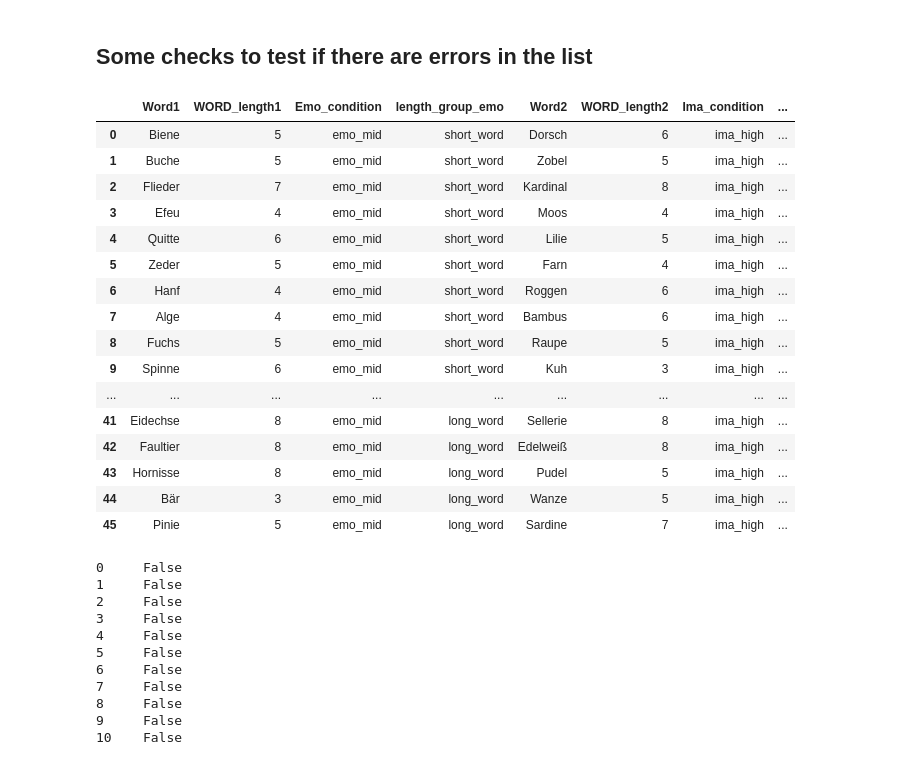
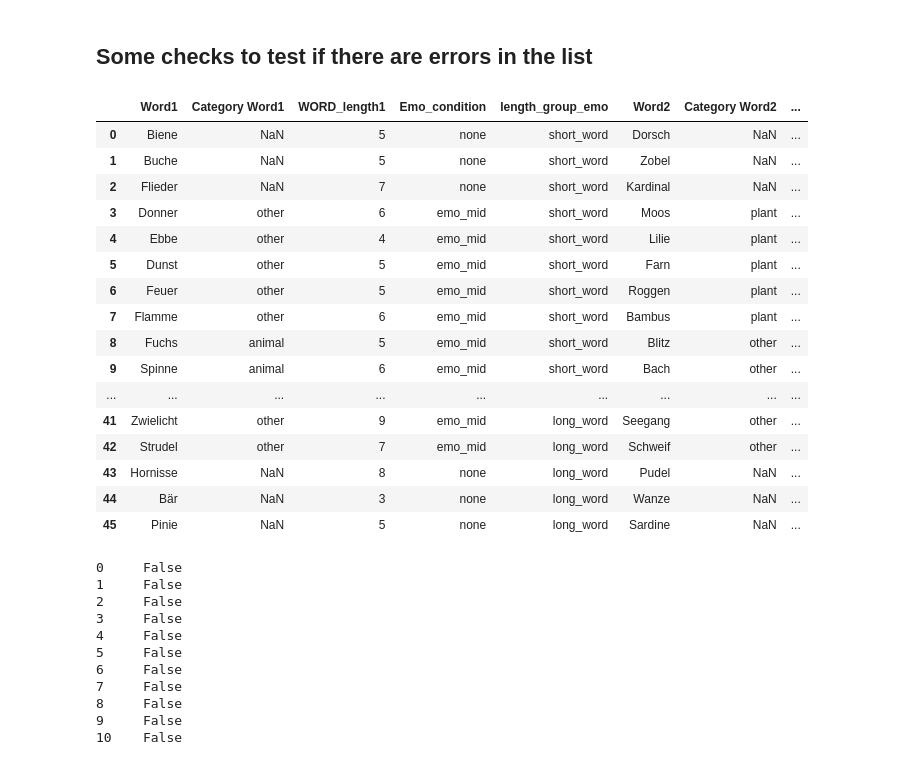
Before and after one commit to AlfredSwitchog/NeuroLab_3.10, a Jupyter notebook: PsychoPy/generate_word_pair_list.ipynb, the cells around one changed output. Cells and saved outputs as stored; diff of their text form; code cells hidden in the pictures.

Commit message:
Final changes to the nature list.

```diff
--- a/PsychoPy/generate_word_pair_list.ipynb
+++ b/PsychoPy/generate_word_pair_list.ipynb
@@ -515,26 +599,26 @@ non_nature_words_final = non_nature_words_final.sample(frac=1).reset_index(drop=
 # %% [markdown]
 ## Some checks to test if there are errors in the list
 # %%
-nautre_words_final = pd.read_excel("/Users/Richard/PycharmProjects/NeuroLab_3.10/PsychoPy/lists/nature/new_nature_words_final.xlsx")
-
-nautre_words_final
+path0 = "/Users/Richard/PycharmProjects/NeuroLab_3.10/PsychoPy/lists/nature/new_nature_words_final.xlsx"
+nature_final = pd.read_excel(path0, sheet_name="Sheet1")
+nature_final
 # %% [output]
-|  | Word1 | WORD_length1 | Emo_condition | length_group_emo | Word2 | WORD_length2 | Ima_condition | ... |
-| 0 | Biene | 5 | emo_mid | short_word | Dorsch | 6 | ima_high | ... |
-| 1 | Buche | 5 | emo_mid | short_word | Zobel | 5 | ima_high | ... |
-| 2 | Flieder | 7 | emo_mid | short_word | Kardinal | 8 | ima_high | ... |
-| 3 | Efeu | 4 | emo_mid | short_word | Moos | 4 | ima_high | ... |
-| 4 | Quitte | 6 | emo_mid | short_word | Lilie | 5 | ima_high | ... |
-| 5 | Zeder | 5 | emo_mid | short_word | Farn | 4 | ima_high | ... |
-| 6 | Hanf | 4 | emo_mid | short_word | Roggen | 6 | ima_high | ... |
-| 7 | Alge | 4 | emo_mid | short_word | Bambus | 6 | ima_high | ... |
-| 8 | Fuchs | 5 | emo_mid | short_word | Raupe | 5 | ima_high | ... |
-| 9 | Spinne | 6 | emo_mid | short_word | Kuh | 3 | ima_high | ... |
+|  | Word1 | Category Word1 | WORD_length1 | Emo_condition | length_group_emo | Word2 | Category Word2 | ... |
+| 0 | Biene | NaN | 5 | none | short_word | Dorsch | NaN | ... |
+| 1 | Buche | NaN | 5 | none | short_word | Zobel | NaN | ... |
+| 2 | Flieder | NaN | 7 | none | short_word | Kardinal | NaN | ... |
+| 3 | Donner | other | 6 | emo_mid | short_word | Moos | plant | ... |
+| 4 | Ebbe | other | 4 | emo_mid | short_word | Lilie | plant | ... |
+| 5 | Dunst | other | 5 | emo_mid | short_word | Farn | plant | ... |
+| 6 | Feuer | other | 5 | emo_mid | short_word | Roggen | plant | ... |
+| 7 | Flamme | other | 6 | emo_mid | short_word | Bambus | plant | ... |
+| 8 | Fuchs | animal | 5 | emo_mid | short_word | Blitz | other | ... |
+| 9 | Spinne | animal | 6 | emo_mid | short_word | Bach | other | ... |
 | ... | ... | ... | ... | ... | ... | ... | ... | ... |
-| 41 | Eidechse | 8 | emo_mid | long_word | Sellerie | 8 | ima_high | ... |
-| 42 | Faultier | 8 | emo_mid | long_word | Edelweiß | 8 | ima_high | ... |
-| 43 | Hornisse | 8 | emo_mid | long_word | Pudel | 5 | ima_high | ... |
-| 44 | Bär | 3 | emo_mid | long_word | Wanze | 5 | ima_high | ... |
-| 45 | Pinie | 5 | emo_mid | long_word | Sardine | 7 | ima_high | ... |
+| 41 | Zwielicht | other | 9 | emo_mid | long_word | Seegang | other | ... |
+| 42 | Strudel | other | 7 | emo_mid | long_word | Schweif | other | ... |
+| 43 | Hornisse | NaN | 8 | none | long_word | Pudel | NaN | ... |
+| 44 | Bär | NaN | 3 | none | long_word | Wanze | NaN | ... |
+| 45 | Pinie | NaN | 5 | none | long_word | Sardine | NaN | ... |
 # %%
 #Check to see if a word from Emo Word list is also in Ima Word list
```
Also changed, not shown: parts of 34 cells of this notebook, 4 other files.
